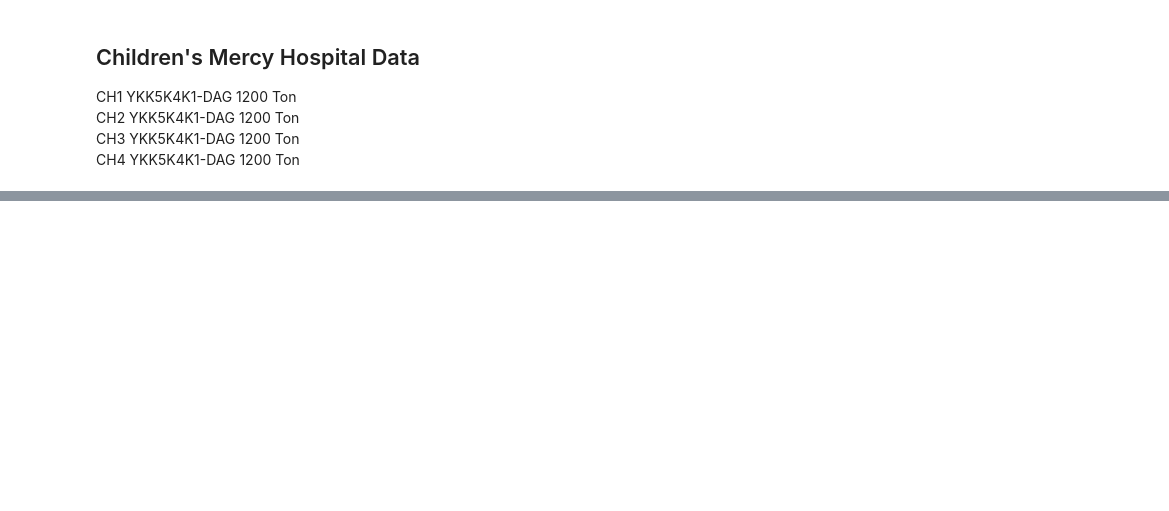
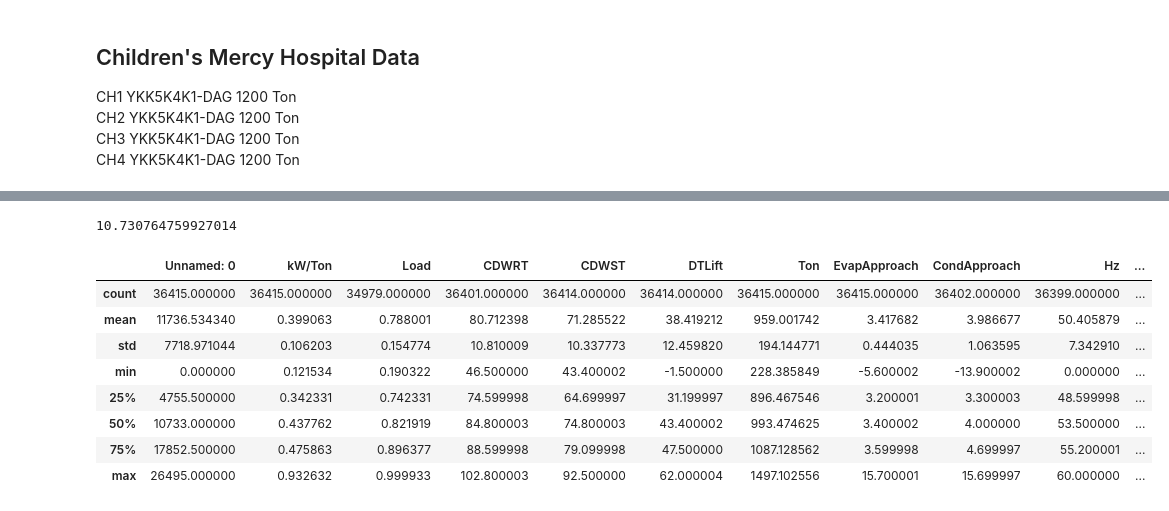
Before and after one commit to Stitchmaker/Metis_Bootcamp, a Jupyter notebook: Kojak_Project/Kojak_ExtractChillerData.ipynb, the cells around one changed output, grey strips where cells are left out. Cells and saved outputs as stored; diff of their text form; code cells hidden in the pictures; blank space fills up the shorter version.

```diff
--- a/Kojak_Project/Kojak_ExtractChillerData.ipynb
+++ b/Kojak_Project/Kojak_ExtractChillerData.ipynb
@@ -282,0 +303,12 @@ KeyError: 'CH3Hz'
+# %%
+data_file = 'data/C1_chiller.csv'
+CH1 = pd.read_csv(data_file)
+
+data_file = 'data/C2_chiller.csv'
+CH2 = pd.read_csv(data_file)
+
+data_file = 'data/C3_chiller.csv'
+CH3 = pd.read_csv(data_file)
+
+data_file = 'data/C4_chiller.csv'
+CH4 = pd.read_csv(data_file)
@@ -282,0 +338,16 @@ KeyError: 'CH3Hz'
+# %%
+CH1['CompSH'].mean()
+# %% [output]
+10.730764759927014
+# %%
+CH1.describe()
+# %% [output]
+|  | Unnamed: 0 | kW/Ton | Load | CDWRT | CDWST | DTLift | Ton | EvapApproach | CondApproach | Hz | ... |
+| count | 36415.000000 | 36415.000000 | 34979.000000 | 36401.000000 | 36414.000000 | 36414.000000 | 36415.000000 | 36415.000000 | 36402.000000 | 36399.000000 | ... |
+| mean | 11736.534340 | 0.399063 | 0.788001 | 80.712398 | 71.285522 | 38.419212 | 959.001742 | 3.417682 | 3.986677 | 50.405879 | ... |
+| std | 7718.971044 | 0.106203 | 0.154774 | 10.810009 | 10.337773 | 12.459820 | 194.144771 | 0.444035 | 1.063595 | 7.342910 | ... |
+| min | 0.000000 | 0.121534 | 0.190322 | 46.500000 | 43.400002 | -1.500000 | 228.385849 | -5.600002 | -13.900002 | 0.000000 | ... |
+| 25% | 4755.500000 | 0.342331 | 0.742331 | 74.599998 | 64.699997 | 31.199997 | 896.467546 | 3.200001 | 3.300003 | 48.599998 | ... |
+| 50% | 10733.000000 | 0.437762 | 0.821919 | 84.800003 | 74.800003 | 43.400002 | 993.474625 | 3.400002 | 4.000000 | 53.500000 | ... |
+| 75% | 17852.500000 | 0.475863 | 0.896377 | 88.599998 | 79.099998 | 47.500000 | 1087.128562 | 3.599998 | 4.699997 | 55.200001 | ... |
+| max | 26495.000000 | 0.932632 | 0.999933 | 102.800003 | 92.500000 | 62.000004 | 1497.102556 | 15.700001 | 15.699997 | 60.000000 | ... |
```
Also changed, not shown: parts of 43 cells of this notebook, 3 other files.
